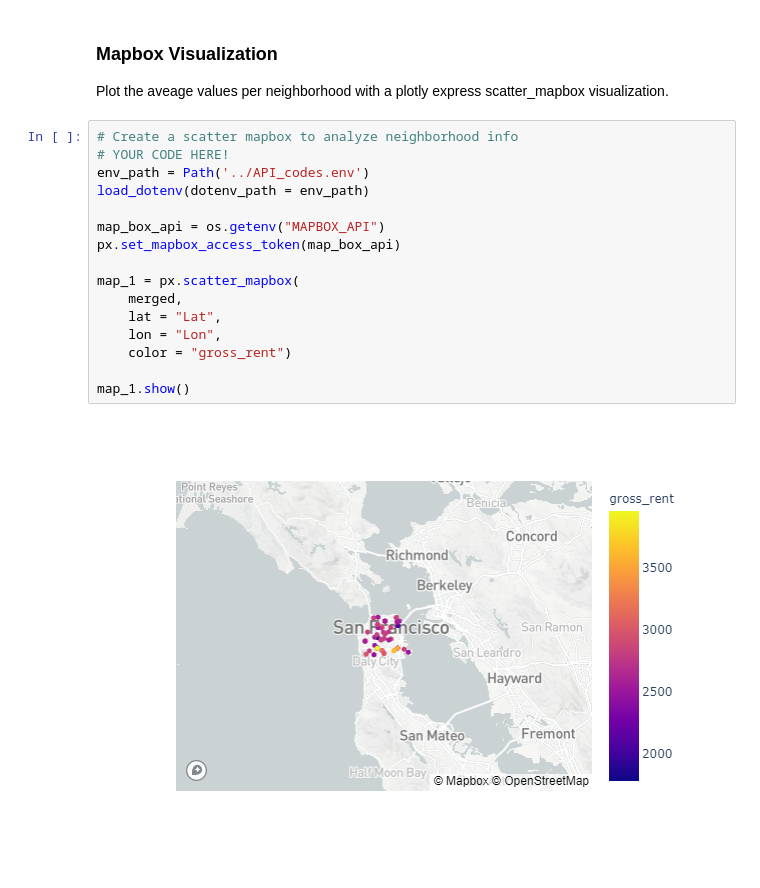
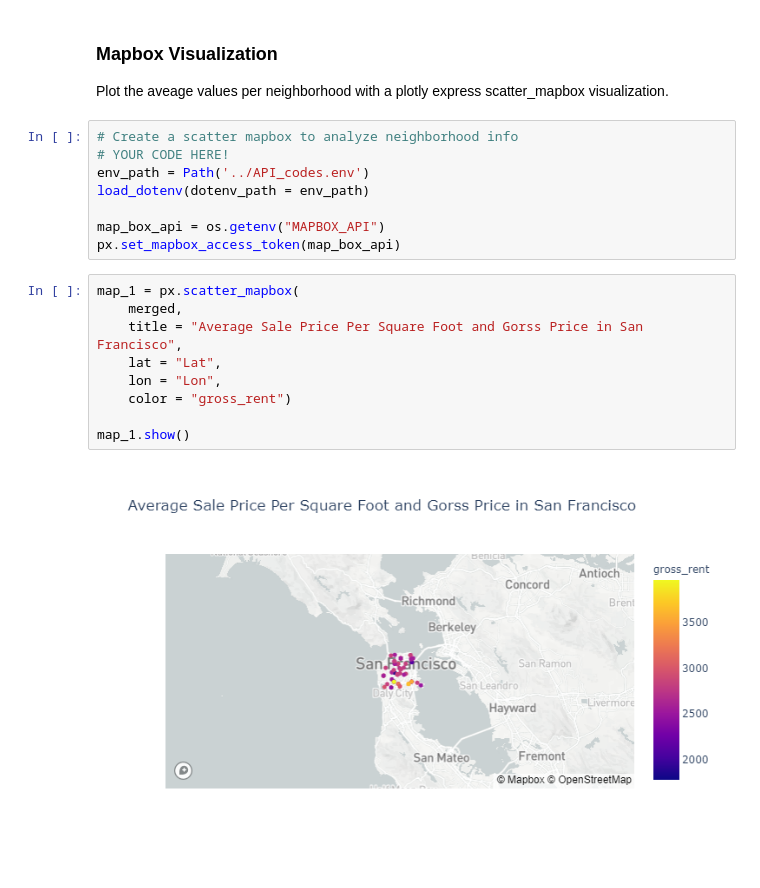
Before and after one commit to cliu1827/FinTech-Homework, a Jupyter notebook: 06-PyViz/Instructions/Starter_Code/rental_analysis.ipynb, the cells around one changed output. Drawn from its saved outputs; the diff is of its cells as text.

```diff
--- a/06-PyViz/Instructions/Starter_Code/rental_analysis.ipynb
+++ b/06-PyViz/Instructions/Starter_Code/rental_analysis.ipynb
@@ -288,13 +286,14 @@ load_dotenv(dotenv_path = env_path)
 
 map_box_api = os.getenv("MAPBOX_API")
 px.set_mapbox_access_token(map_box_api)
-
-map_1 = px.scatter_mapbox(
-    merged,
-    lat = "Lat",
-    lon = "Lon",
-    color = "gross_rent")
-
-map_1.show()
-# %% [output]
-[figure, removed]
+# %%
+map_1 = px.scatter_mapbox(
+    merged,
+    title = "Average Sale Price Per Square Foot and Gorss Price in San Francisco",
+    lat = "Lat",
+    lon = "Lon",
+    color = "gross_rent")
+
+map_1.show()
+# %% [output]
+[figure, added]
```
Also changed, not shown: parts of 9 cells of this notebook, 1 other file.
